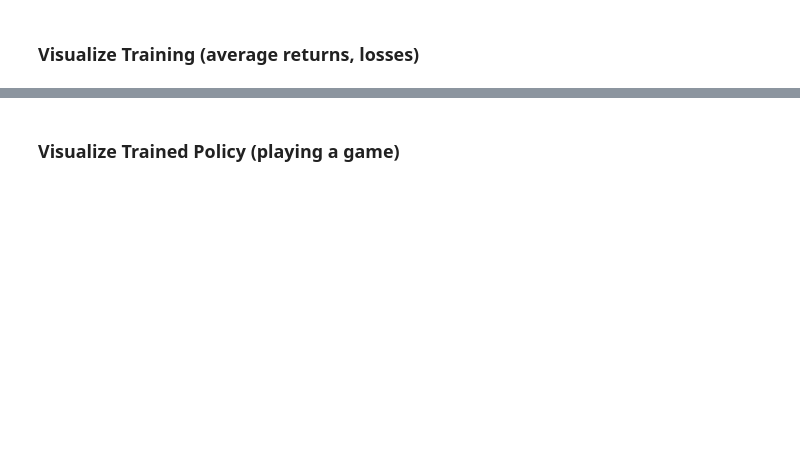
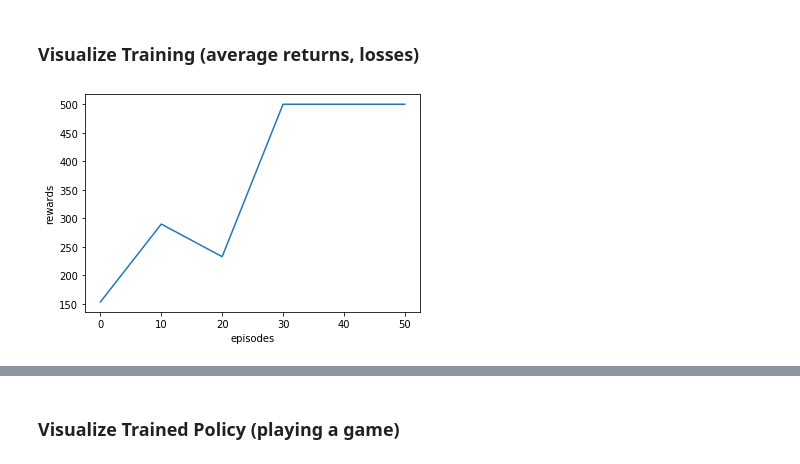
Before and after one commit to christianhidber/easyagents, a Jupyter notebook: jupyter_notebooks/easyagents_cartpole.ipynb, the cells around one changed output, grey strips where cells are left out. Cells and saved outputs as stored; diff of their text form; code cells hidden in the pictures; blank space fills up the shorter version.

```diff
--- a/jupyter_notebooks/easyagents_cartpole.ipynb
+++ b/jupyter_notebooks/easyagents_cartpole.ipynb
@@ -42,4 +73,6 @@ ppoAgent.train()
 # %% [markdown]
 ### Visualize Training (average returns, losses)
 # %%
-ppoAgent.plot_average_returns()
+ppoAgent.plot_average_rewards()
+# %% [output]
+[figure, added]
```
Also changed, not shown: parts of 12 cells of this notebook, 6 other files.
